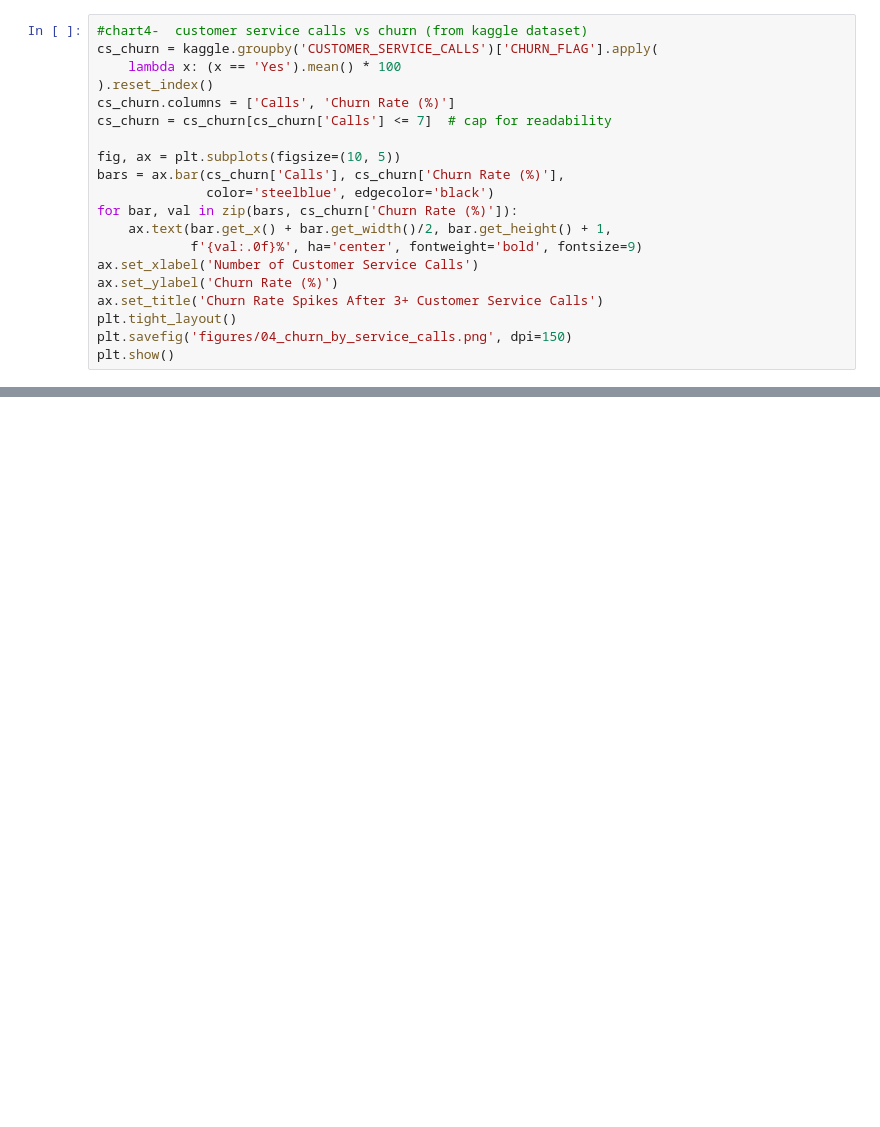
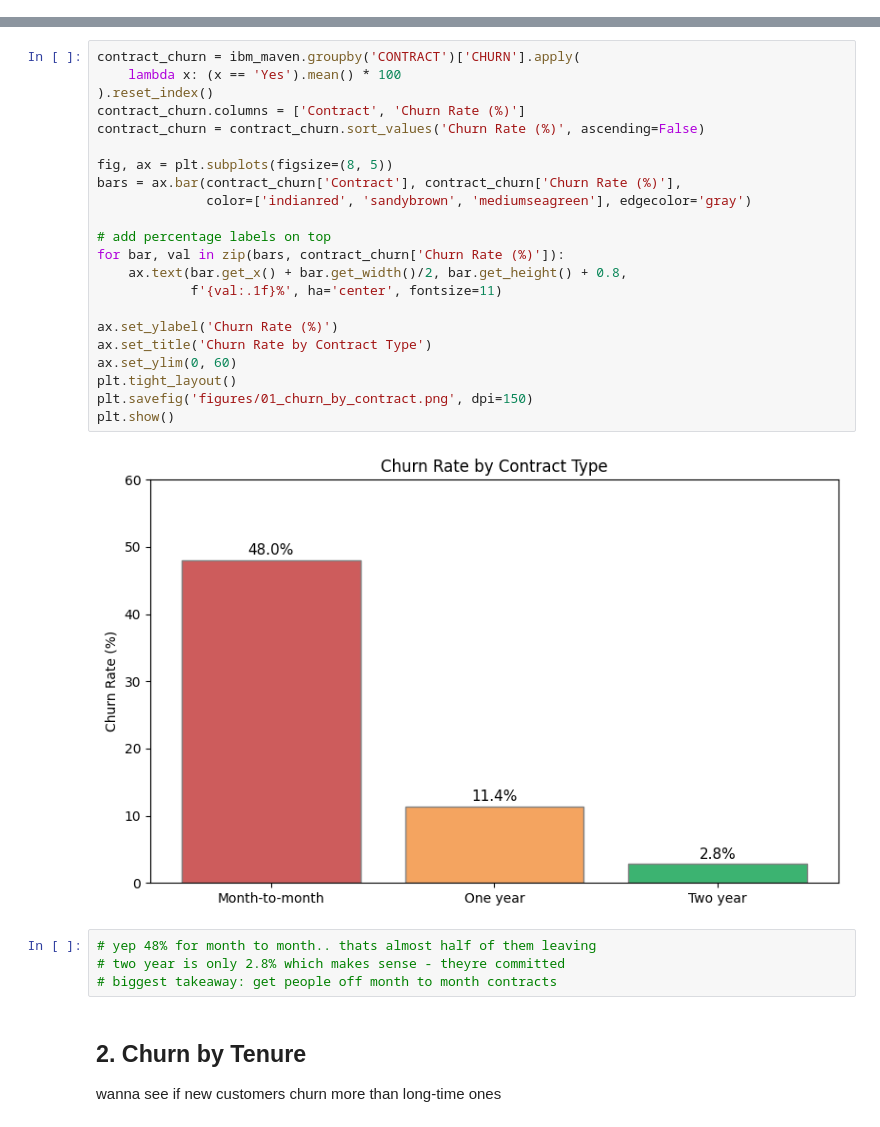
Before and after one commit to athulyabiju23/telecom_churn_analysis, a Jupyter notebook: notebooks/Phase2_EDA.ipynb, the cells around one changed output, grey strips where cells are left out. Saved outputs shown, nothing was run; the diff lists cells and outputs as text; blank space fills up the shorter version.

```diff
--- a/notebooks/Phase2_EDA.ipynb
+++ b/notebooks/Phase2_EDA.ipynb
@@ -168,20 +0,0 @@ plt.show()
-# %%
-#chart4-  customer service calls vs churn (from kaggle dataset)
-cs_churn = kaggle.groupby('CUSTOMER_SERVICE_CALLS')['CHURN_FLAG'].apply(
-    lambda x: (x == 'Yes').mean() * 100
-).reset_index()
-cs_churn.columns = ['Calls', 'Churn Rate (%)']
-cs_churn = cs_churn[cs_churn['Calls'] <= 7]  # cap for readability
-
-fig, ax = plt.subplots(figsize=(10, 5))
-bars = ax.bar(cs_churn['Calls'], cs_churn['Churn Rate (%)'],
-              color='steelblue', edgecolor='black')
-for bar, val in zip(bars, cs_churn['Churn Rate (%)']):
-    ax.text(bar.get_x() + bar.get_width()/2, bar.get_height() + 1,
-            f'{val:.0f}%', ha='center', fontweight='bold', fontsize=9)
-ax.set_xlabel('Number of Customer Service Calls')
-ax.set_ylabel('Churn Rate (%)')
-ax.set_title('Churn Rate Spikes After 3+ Customer Service Calls')
-plt.tight_layout()
-plt.savefig('figures/04_churn_by_service_calls.png', dpi=150)
-plt.show()
@@ -222,0 +103,31 @@ plt.show()
+# %%
+contract_churn = ibm_maven.groupby('CONTRACT')['CHURN'].apply(
+    lambda x: (x == 'Yes').mean() * 100
+).reset_index()
+contract_churn.columns = ['Contract', 'Churn Rate (%)']
+contract_churn = contract_churn.sort_values('Churn Rate (%)', ascending=False)
+
+fig, ax = plt.subplots(figsize=(8, 5))
+bars = ax.bar(contract_churn['Contract'], contract_churn['Churn Rate (%)'],
+              color=['indianred', 'sandybrown', 'mediumseagreen'], edgecolor='gray')
+
+# add percentage labels on top
+for bar, val in zip(bars, contract_churn['Churn Rate (%)']):
+    ax.text(bar.get_x() + bar.get_width()/2, bar.get_height() + 0.8,
+            f'{val:.1f}%', ha='center', fontsize=11)
+
+ax.set_ylabel('Churn Rate (%)')
+ax.set_title('Churn Rate by Contract Type')
+ax.set_ylim(0, 60)
+plt.tight_layout()
+plt.savefig('figures/01_churn_by_contract.png', dpi=150)
+plt.show()
+# %% [output]
+[figure, added]
+# %%
+# yep 48% for month to month.. thats almost half of them leaving
+# two year is only 2.8% which makes sense - theyre committed
+# biggest takeaway: get people off month to month contracts
+# %% [markdown]
+## 2. Churn by Tenure
+wanna see if new customers churn more than long-time ones
```
Also changed, not shown: parts of 42 cells of this notebook, 19 other files.
